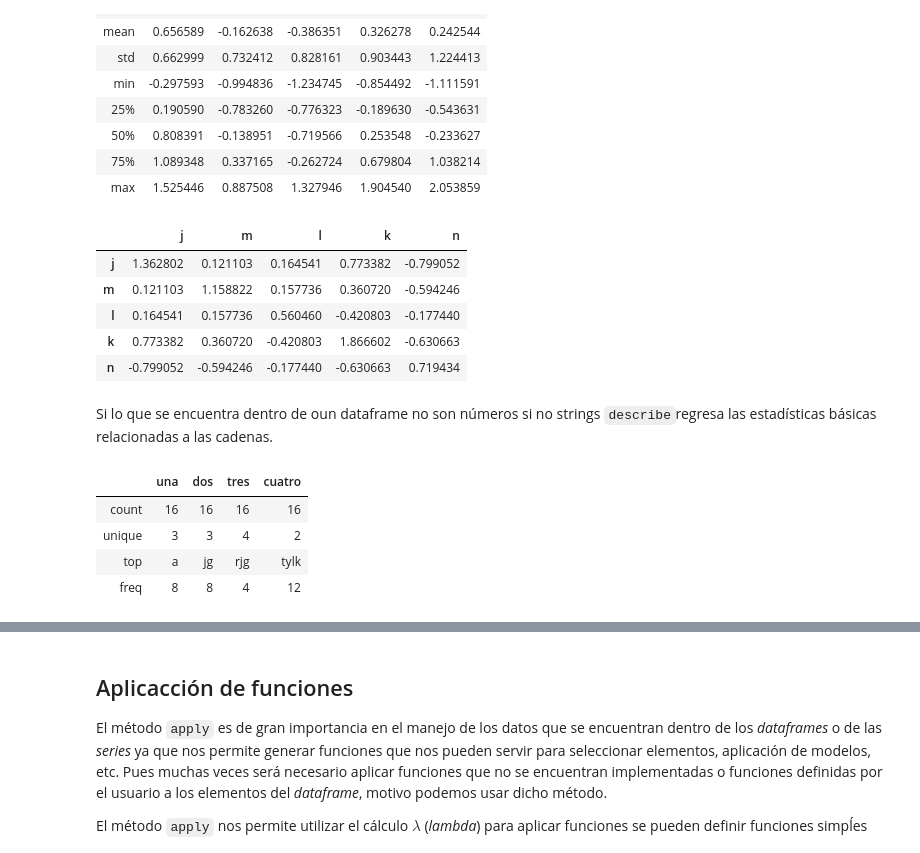
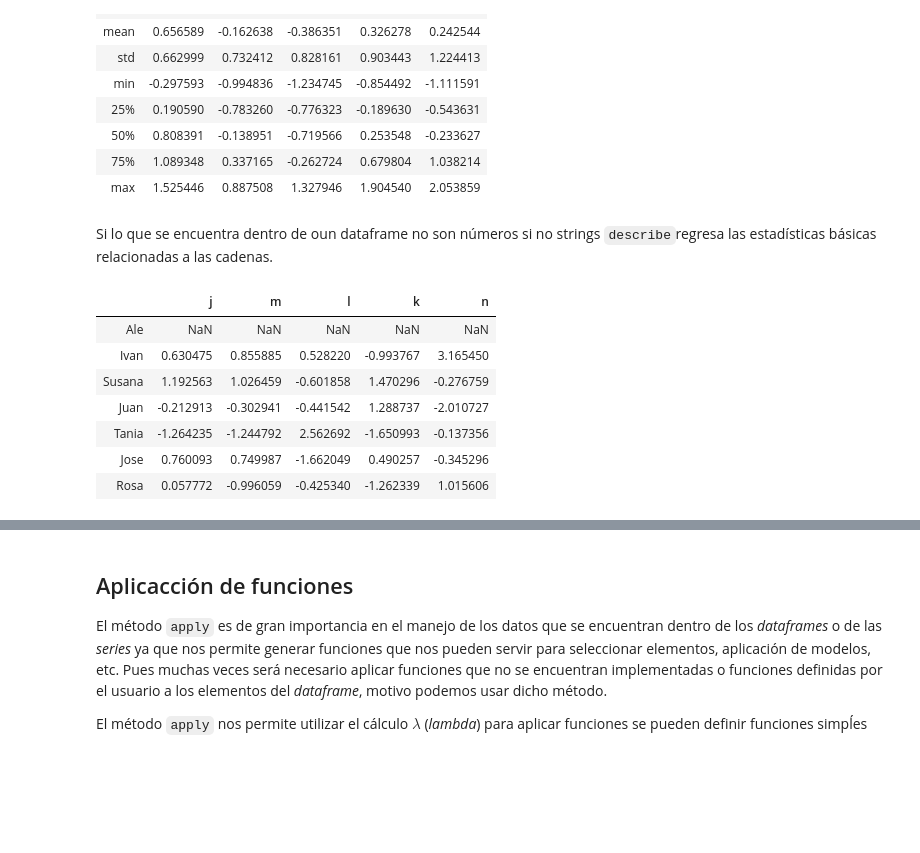
Before and after one commit to msalazarcgeo/Curso_intro_Prog_Ana_Dat, a Jupyter notebook: Series_Dataframes.ipynb, the cells around one changed output, grey strips where cells are left out. Saved outputs shown, nothing was run; the diff lists cells and outputs as text; code cells hidden in the pictures; blank space fills up the shorter version.

Commit message:
Table statistics

```diff
--- a/Series_Dataframes.ipynb
+++ b/Series_Dataframes.ipynb
@@ -1251,15 +1251,6 @@ df_8.describe()
 | 50% | 0.808391 | -0.138951 | -0.719566 | 0.253548 | -0.233627 |
 | 75% | 1.089348 | 0.337165 | -0.262724 | 0.679804 | 1.038214 |
 | max | 1.525446 | 0.887508 | 1.327946 | 1.904540 | 2.053859 |
-# %%
-df_8.cov()
-# %% [output]
-|  | j | m | l | k | n |
-| j | 1.362802 | 0.121103 | 0.164541 | 0.773382 | -0.799052 |
-| m | 0.121103 | 1.158822 | 0.157736 | 0.360720 | -0.594246 |
-| l | 0.164541 | 0.157736 | 0.560460 | -0.420803 | -0.177440 |
-| k | 0.773382 | 0.360720 | -0.420803 | 1.866602 | -0.630663 |
-| n | -0.799052 | -0.594246 | -0.177440 | -0.630663 | 0.719434 |
 # %% [markdown]
 Si lo que se encuentra dentro de oun dataframe no son números si no strings `describe`regresa las estadísticas básicas relacionadas a las cadenas.
 # %%
@@ -1270,9 +1261,13 @@ df_9 = pd.DataFrame([pd.Series(['a', 'a', 'b', 'c'] * 4),
         , index = ['una', 'dos', 'tres', 'cuatro']).T
 # %%
 df_9.describe()
+df_8.diff()
 # %% [output]
-|  | una | dos | tres | cuatro |
-| count | 16 | 16 | 16 | 16 |
-| unique | 3 | 3 | 4 | 2 |
-| top | a | jg | rjg | tylk |
-| freq | 8 | 8 | 4 | 12 |
+|  | j | m | l | k | n |
+| Ale | NaN | NaN | NaN | NaN | NaN |
+| Ivan | 0.630475 | 0.855885 | 0.528220 | -0.993767 | 3.165450 |
+| Susana | 1.192563 | 1.026459 | -0.601858 | 1.470296 | -0.276759 |
+| Juan | -0.212913 | -0.302941 | -0.441542 | 1.288737 | -2.010727 |
+| Tania | -1.264235 | -1.244792 | 2.562692 | -1.650993 | -0.137356 |
+| Jose | 0.760093 | 0.749987 | -1.662049 | 0.490257 | -0.345296 |
+| Rosa | 0.057772 | -0.996059 | -0.425340 | -1.262339 | 1.015606 |
```
Also changed, not shown: parts of 3 cells of this notebook.
